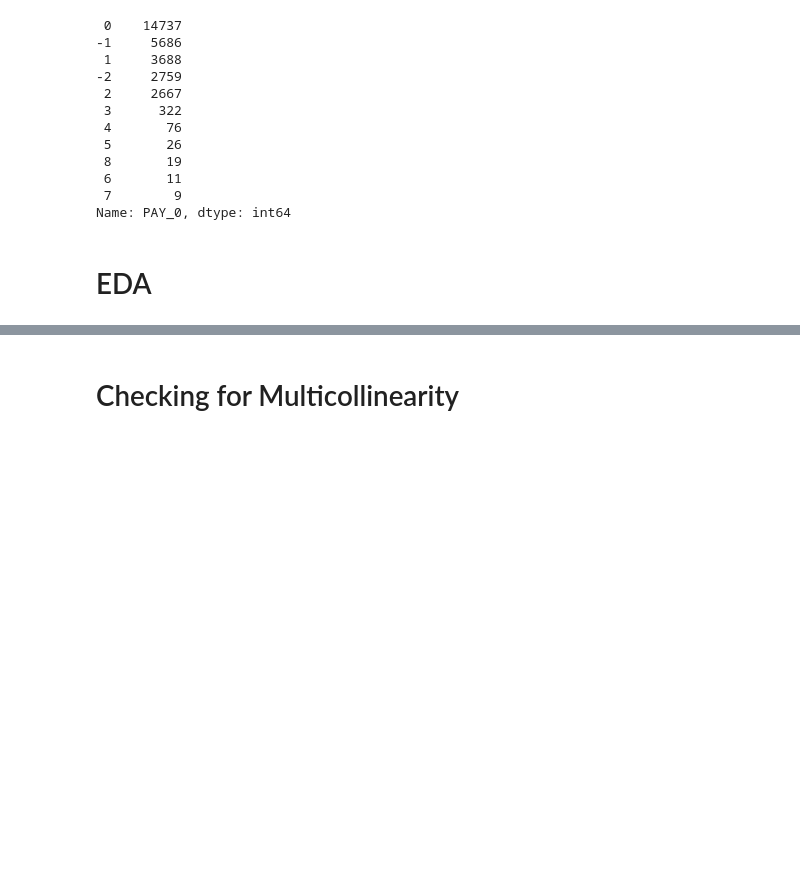
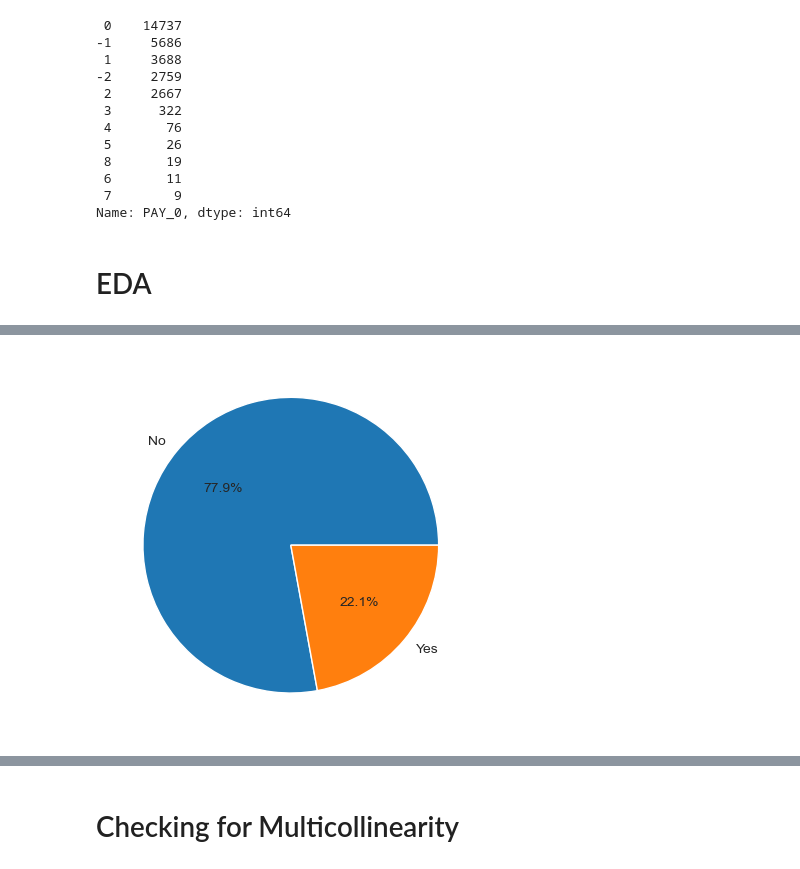
Before and after one commit to himancodes/acadproj, a Jupyter notebook: credit card default/CC default.ipynb, the cells around one changed output, grey strips where cells are left out. Saved outputs shown, nothing was run; the diff lists cells and outputs as text; code cells hidden in the pictures; blank space fills up the shorter version.

```diff
--- a/credit card default/CC default.ipynb
+++ b/credit card default/CC default.ipynb
@@ -157,0 +147,6 @@ plt.show()
+# %%
+inter=df['default'].value_counts()
+plt.pie(inter,labels=['No','Yes'],autopct='%0.1f%%',radius=1);
+plt.show()
+# %% [output]
+[figure, added]
```
Also changed, not shown: parts of 60 cells of this notebook.
